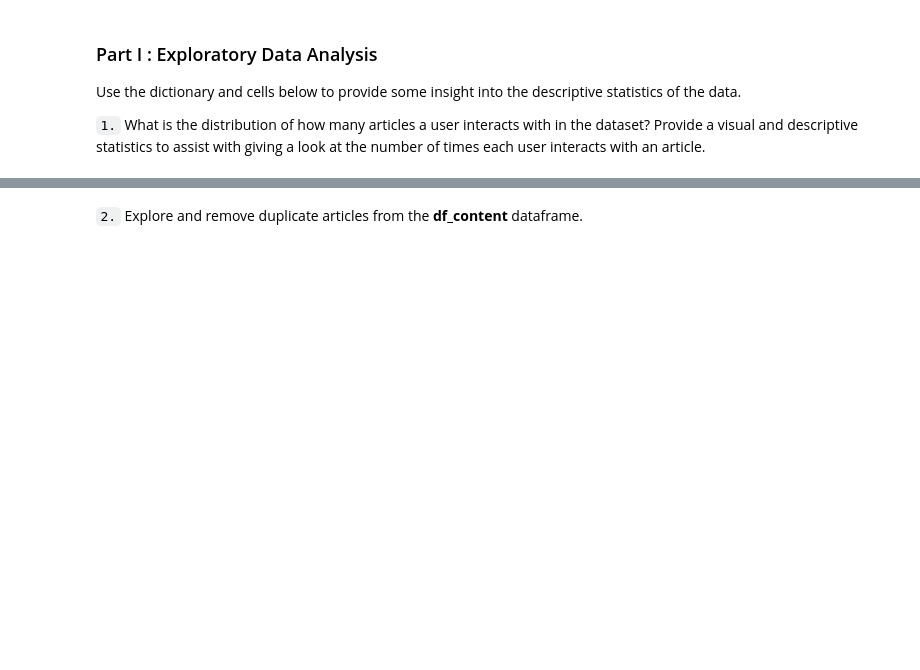
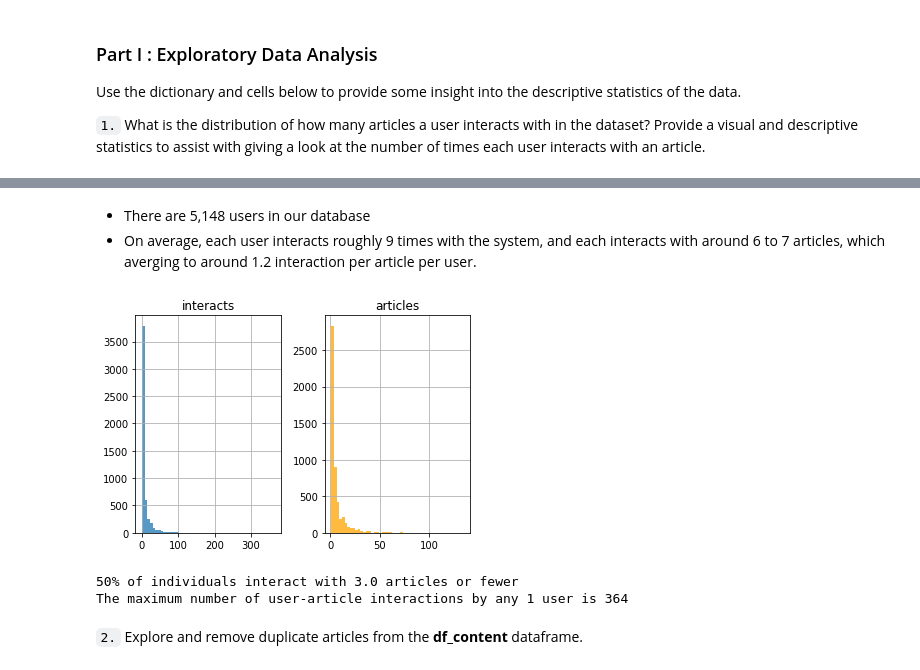
Before and after one commit to thuytrinht4/IBM_Recommender, a Jupyter notebook: Recommendations_with_IBM.ipynb, the cells around one changed output, grey strips where cells are left out. Saved outputs shown, nothing was run; the diff lists cells and outputs as text; code cells hidden in the pictures; blank space fills up the shorter version.

```diff
--- a/Recommendations_with_IBM.ipynb
+++ b/Recommendations_with_IBM.ipynb
@@ -44,3 +58,16 @@ df_content.head()
 Use the dictionary and cells below to provide some insight into the descriptive statistics of the data.
 
 `1.` What is the distribution of how many articles a user interacts with in the dataset?  Provide a visual and descriptive statistics to assist with giving a look at the number of times each user interacts with an article.
+# %%
+# find number of interactions recorded by each user
+interacts_by_users = df[['article_id', 'email']].groupby(['email']).count().sort_values('article_id', ascending=False)
+interacts_by_users.columns = ['interacts']
+
+# find number of unique articles interacted by each user
+articles_by_users = df[['article_id', 'email']].drop_duplicates().groupby(['email']).count().sort_values('article_id', ascending=False)
+articles_by_users.columns = ['articles']
+
+# create a summary of number of articles recorded for each user, by email.
+by_users = interacts_by_users.join(articles_by_users)
+by_users['interacts_per_article'] = (by_users.interacts)/(by_users.articles)
+by_users.head()
@@ -47,2 +95,21 @@ Use the dictionary and cells below to provide some insight into the descriptive
+# %% [markdown]
++ There are 5,148 users in our database
++ On average, each user interacts roughly 9 times with the system, and each interacts with around 6 to 7 articles, which averging to around 1.2 interaction per article per user.
+# %%
+# data visualisation
+fig, axes = plt.subplots(1, 2)
+plt.rcParams["figure.figsize"] = [10, 10]
+
+by_users.hist('interacts', alpha = 0.75, bins=50, ax=axes[0])
+by_users.hist('articles', alpha = 0.75, bins=50, ax=axes[1], color = 'orange')
+plt.show()
+# %% [output]
+[figure, added]
+# %%
+print(f'50% of individuals interact with {round(by_users.articles.median(), 0)} articles or fewer')
+print(f'The maximum number of user-article interactions by any 1 user is {round(by_users.interacts.max(), 0)}')
+# %% [output]
+50% of individuals interact with 3.0 articles or fewer
+The maximum number of user-article interactions by any 1 user is 364
 # %%
 # Fill in the median and maximum number of user_article interactios below
```
Also changed, not shown: parts of 45 cells of this notebook, 2 other files.
